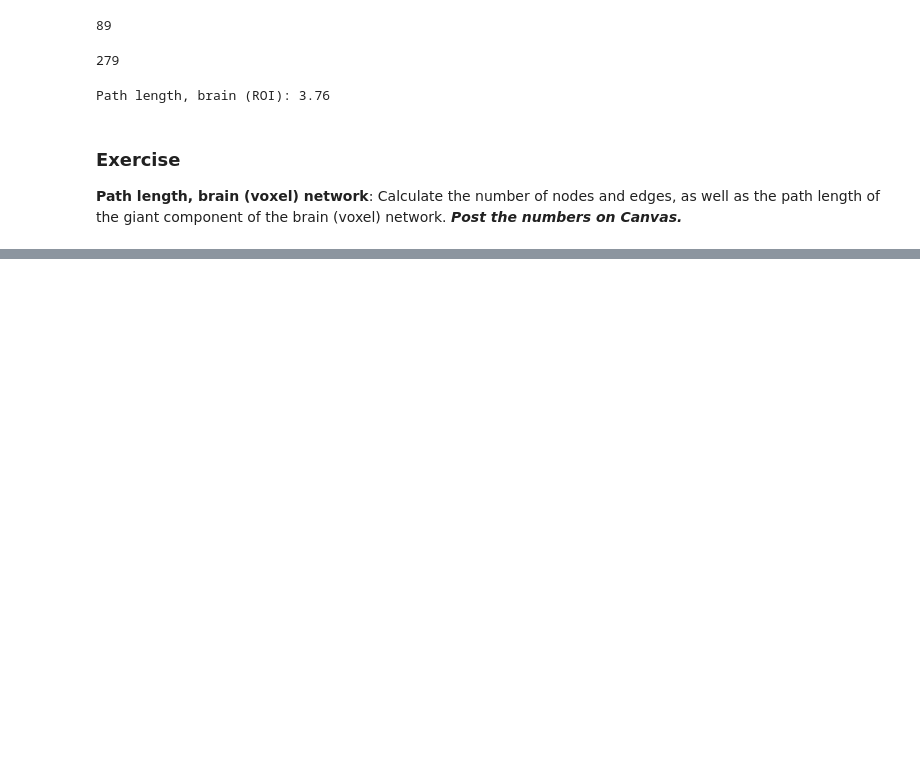
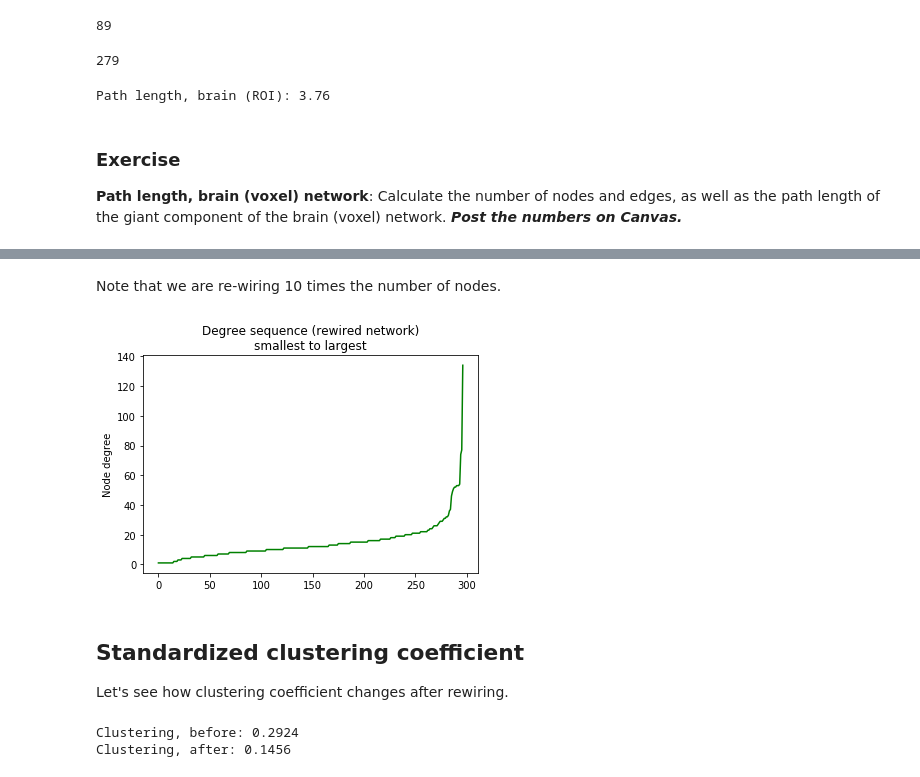
Before and after one commit to sathayas/JupyterConnectivitySpring2019, a Jupyter notebook: SmallWorld.ipynb, the cells around one changed output, grey strips where cells are left out. Drawn from its saved outputs; the diff is of its cells as text; code cells hidden in the pictures; blank space fills up the shorter version.

```diff
--- a/SmallWorld.ipynb
+++ b/SmallWorld.ipynb
@@ -188,0 +173,27 @@ We can generate an equivalent random network by degree-preserving re-wiring (Mas
+# %%
+import random
+
+def pick_4nodes(G):
+    a = random.choice(list(G.nodes()))  # a random node
+    b = random.choice(list(G[a]))       # a random node connected to a
+    while True:
+        # potential pool of nodes to draw c
+        cPool = (set(G.nodes())-set(G[a])).intersection(set(G.nodes())-set(G[b]))
+        c = random.choice(list(cPool))
+        # potential pool of nodes to draw d
+        dPool = (set(G[c])-set(G[a])).intersection(set(G[c])-set(G[b]))
+        if len(dPool)>0:
+            d = random.choice(list(dPool))
+            break
+    return [a,b,c,d]
+
+
+def rewire_multi(G,nIter):
+    H = G.copy()
+    for i in range(nIter):
+        list4nodes = pick_4nodes(H)
+        H.remove_edge(list4nodes[0],list4nodes[1])
+        H.remove_edge(list4nodes[2],list4nodes[3])
+        H.add_edge(list4nodes[0],list4nodes[2])
+        H.add_edge(list4nodes[1],list4nodes[3])
+    return H
@@ -188,0 +214,26 @@ We can generate an equivalent random network by degree-preserving re-wiring (Mas
+# %%
+##### Rewiring C. Elegans network
+H_CEleg = rewire_multi(G_CEleg,10*len(G_CEleg.nodes()))
+# %% [markdown]
+Note that we are re-wiring 10 times the number of nodes.
+# %%
+##### C. Elegan network degee sequence after re-wiring
+degree_CEleg_rewire = [d for n, d in H_CEleg.degree()]
+degree_CEleg_rewire.sort()
+plt.plot(degree_CEleg_rewire,'g-')
+plt.ylabel('Node degree')
+plt.title('Degree sequence (rewired network)\nsmallest to largest')
+plt.show()
+# %% [output]
+[figure, added]
+# %% [markdown]
+## Standardized clustering coefficient
+
+Let's see how clustering coefficient changes after rewiring.
+# %%
+##### Clustering coeff, before and after rewiring
+print('Clustering, before: %6.4f' % nx.average_clustering(G_CEleg))
+print('Clustering, after: %6.4f' % nx.average_clustering(H_CEleg))
+# %% [output]
+Clustering, before: 0.2924
+Clustering, after: 0.1456
```
Also changed, not shown: parts of 14 cells of this notebook.
